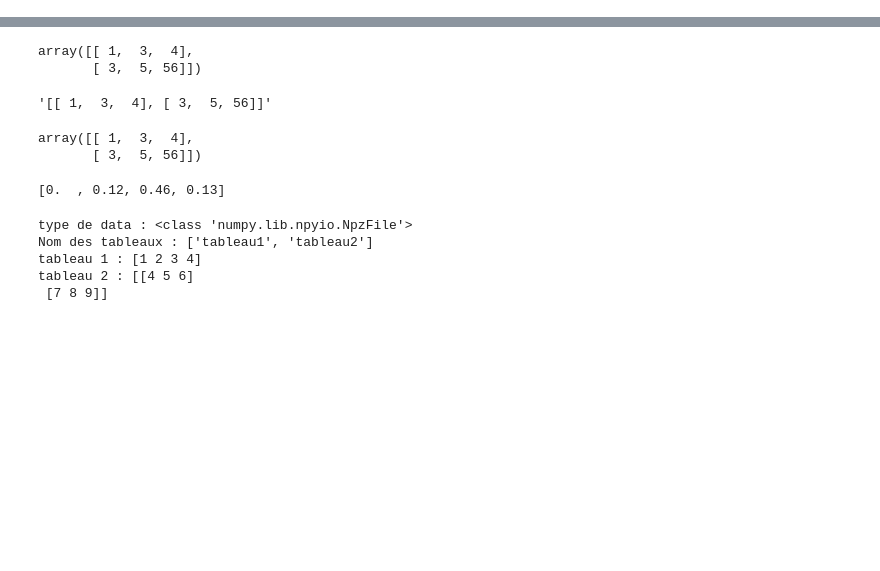
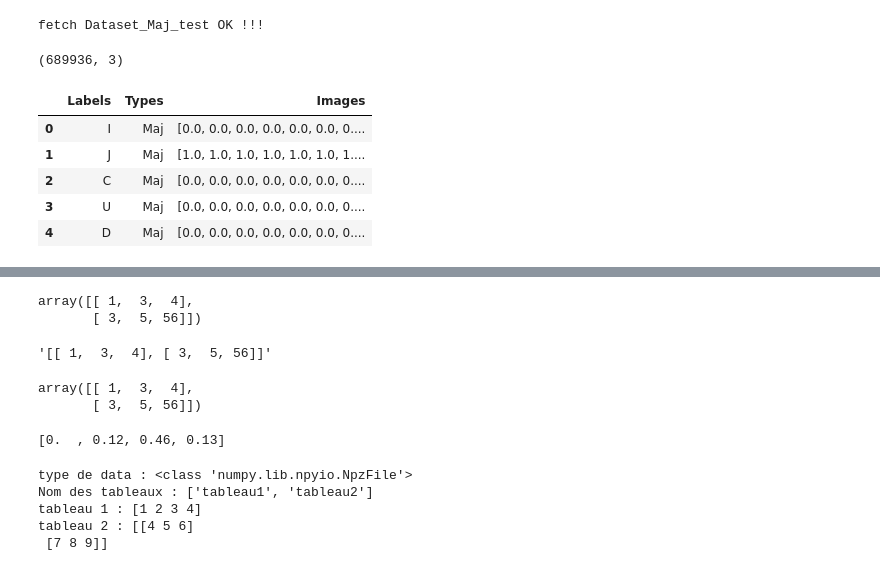
Before and after one commit to Yann-Fournier/Scribio, a Jupyter notebook: Yann/ipynb/test.ipynb, the cells around one changed output, grey strips where cells are left out. Drawn from its saved outputs; the diff is of its cells as text; code cells hidden in the pictures; blank space fills up the shorter version.

```diff
--- a/Yann/ipynb/test.ipynb
+++ b/Yann/ipynb/test.ipynb
@@ -4,3 +4,52 @@ import numpy as np
 import ast
 import numpy as np
 from pymongo import MongoClient
+# %%
+import gc # garbage collector
+import pandas as pd
+import numpy as np
+import seaborn as sns
+from tqdm import tqdm # progress bar
+import tensorflow as tf
+from tensorflow import keras
+import matplotlib.pyplot as plt
+from pymongo import MongoClient
+from sklearn.preprocessing import LabelEncoder
+
+# Connexion à MongoDB
+client = MongoClient("mongodb://localhost:27017/Scibio")  # Remplacez par l'URL de votre serveur MongoDB
+db = client["Scribio"]  # Nom de la base de données
+
+def fetch_data(nom_collection: str, nbr: int):
+    collection = db[nom_collection]  # Nom de la collection
+    documents = collection.find()
+    print(f"fetch {nom_collection} OK !!!")
+
+    images = []
+    labels = []
+    types = []
+
+    # Parcours et transformation des photos avec barre de progression
+    with tqdm(total=nbr, desc="Proccessing" , position=0, leave=True) as pbar:
+        for doc in documents:
+            images.append(np.array(doc["Tableau_Pixels"], dtype=np.float32))
+            labels.append(doc["Label"])
+            types.append(doc["Type"])
+            pbar.update(1) # Mettre à jour la barre de progression
+
+    # return np.array(images), np.array(labels, dtype=str)
+    return pd.DataFrame({"Labels": labels, "Types": types, "Images": images})
+
+df_maj_test = fetch_data("Dataset_Maj_test", 689_936)
+df_maj_test = df_maj_test.sample(frac=1).reset_index(drop=True)
+print(df_maj_test.shape)
+df_maj_test.head()
+# %% [output]
+fetch Dataset_Maj_test OK !!!
+(689936, 3)
+|  | Labels | Types | Images |
+| 0 | I | Maj | [0.0, 0.0, 0.0, 0.0, 0.0, 0.0, 0.... |
+| 1 | J | Maj | [1.0, 1.0, 1.0, 1.0, 1.0, 1.0, 1.... |
+| 2 | C | Maj | [0.0, 0.0, 0.0, 0.0, 0.0, 0.0, 0.... |
+| 3 | U | Maj | [0.0, 0.0, 0.0, 0.0, 0.0, 0.0, 0.... |
+| 4 | D | Maj | [0.0, 0.0, 0.0, 0.0, 0.0, 0.0, 0.... |
```
Also changed, not shown: parts of 12 cells of this notebook, 11 other files.
